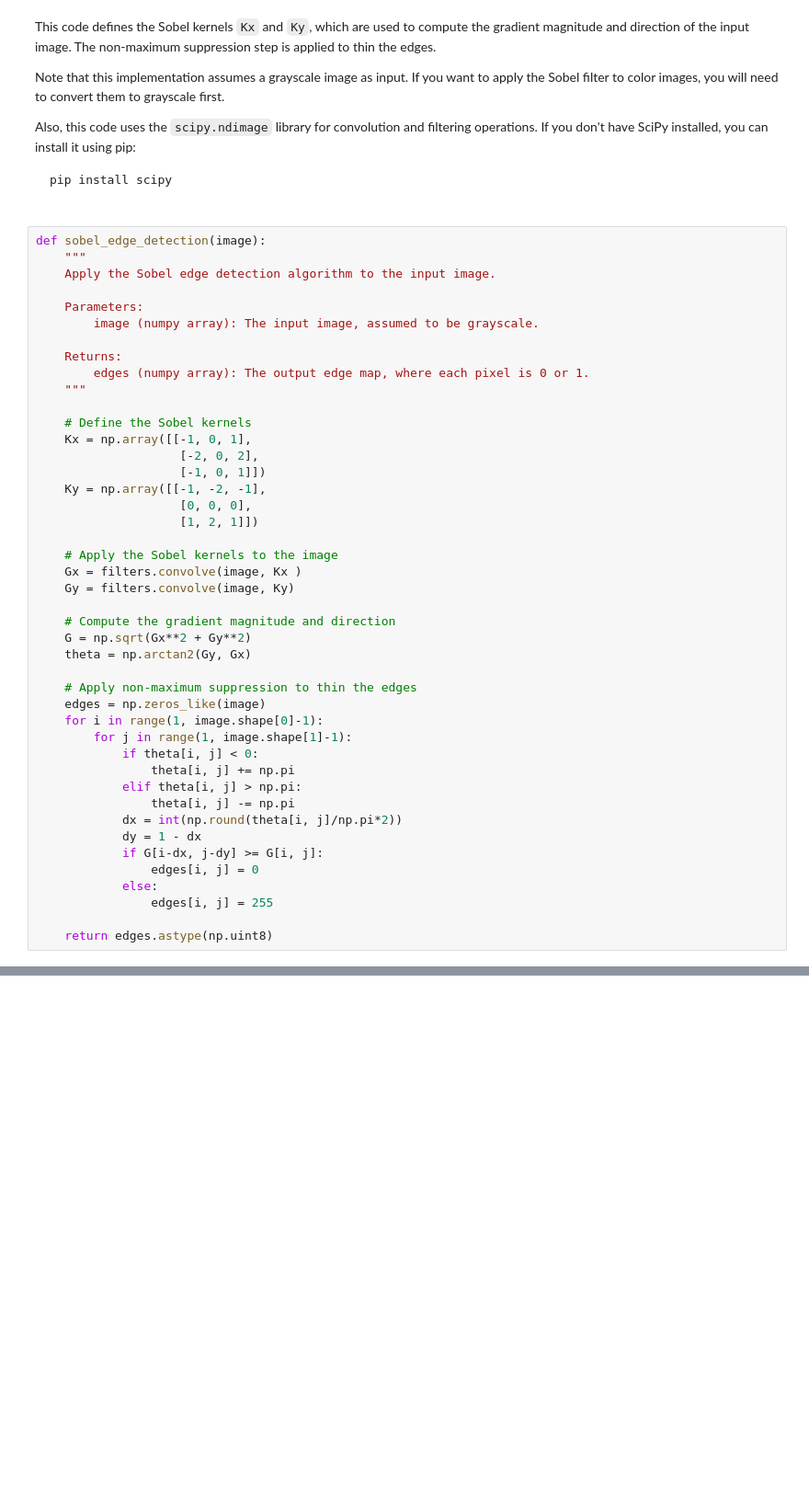
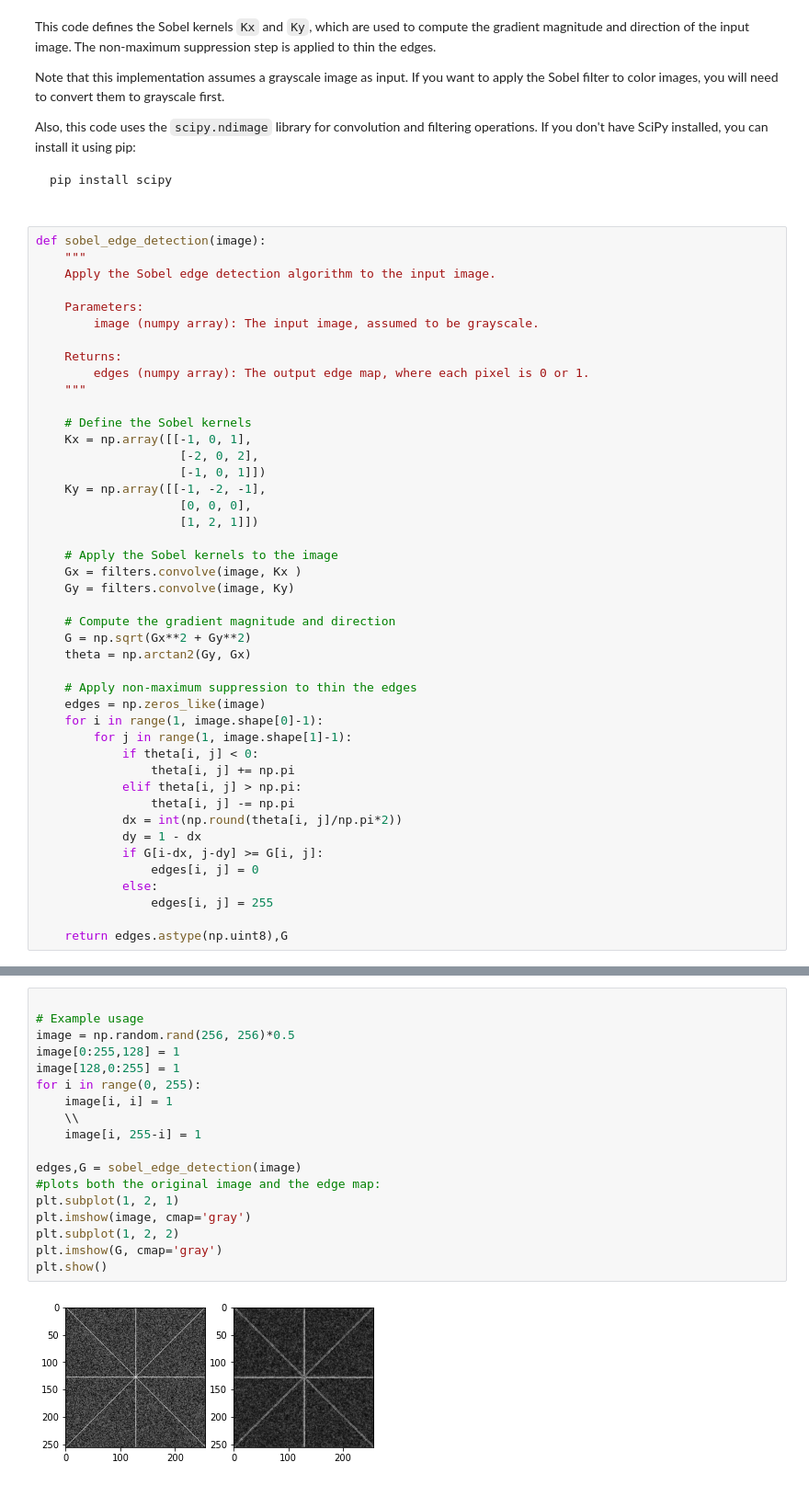
Before and after one commit to novalisja/sobel_filter, a Jupyter notebook: sobel_filter.ipynb, the cells around one changed output, grey strips where cells are left out. Shown at 92% size. Drawn from its saved outputs; the diff is of its cells as text; blank space fills up the shorter version.

```diff
--- a/sobel_filter.ipynb
+++ b/sobel_filter.ipynb
@@ -55,4 +55,4 @@ def sobel_edge_detection(image):
             else:
                 edges[i, j] = 255
 
-    return edges.astype(np.uint8)
+    return edges.astype(np.uint8),G
@@ -67,0 +59,20 @@ plt.show()
+# %%
+
+# Example usage
+image = np.random.rand(256, 256)*0.5
+image[0:255,128] = 1
+image[128,0:255] = 1
+for i in range(0, 255):
+    image[i, i] = 1
+    \\
+    image[i, 255-i] = 1
+
+edges,G = sobel_edge_detection(image)
+#plots both the original image and the edge map:
+plt.subplot(1, 2, 1)
+plt.imshow(image, cmap='gray')
+plt.subplot(1, 2, 2)
+plt.imshow(G, cmap='gray')
+plt.show()
+# %% [output]
+[figure, added]
```
Also changed, not shown: parts of 1 cell of this notebook.
